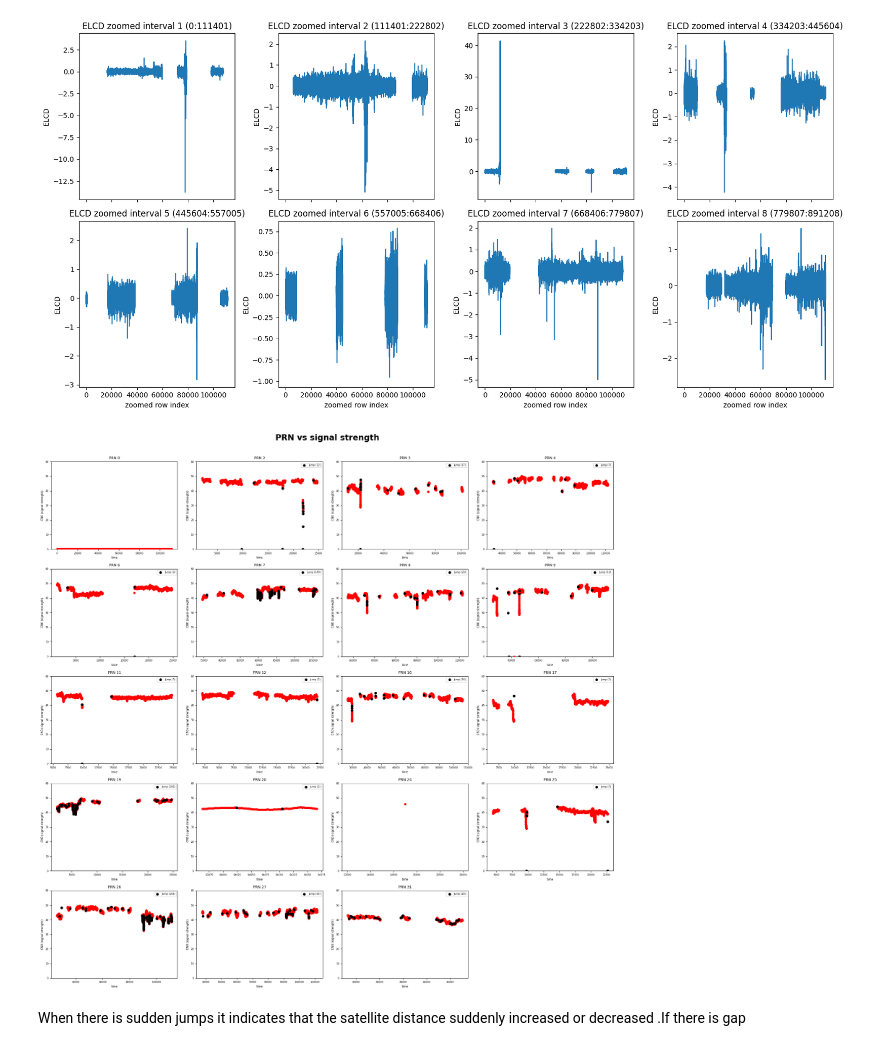
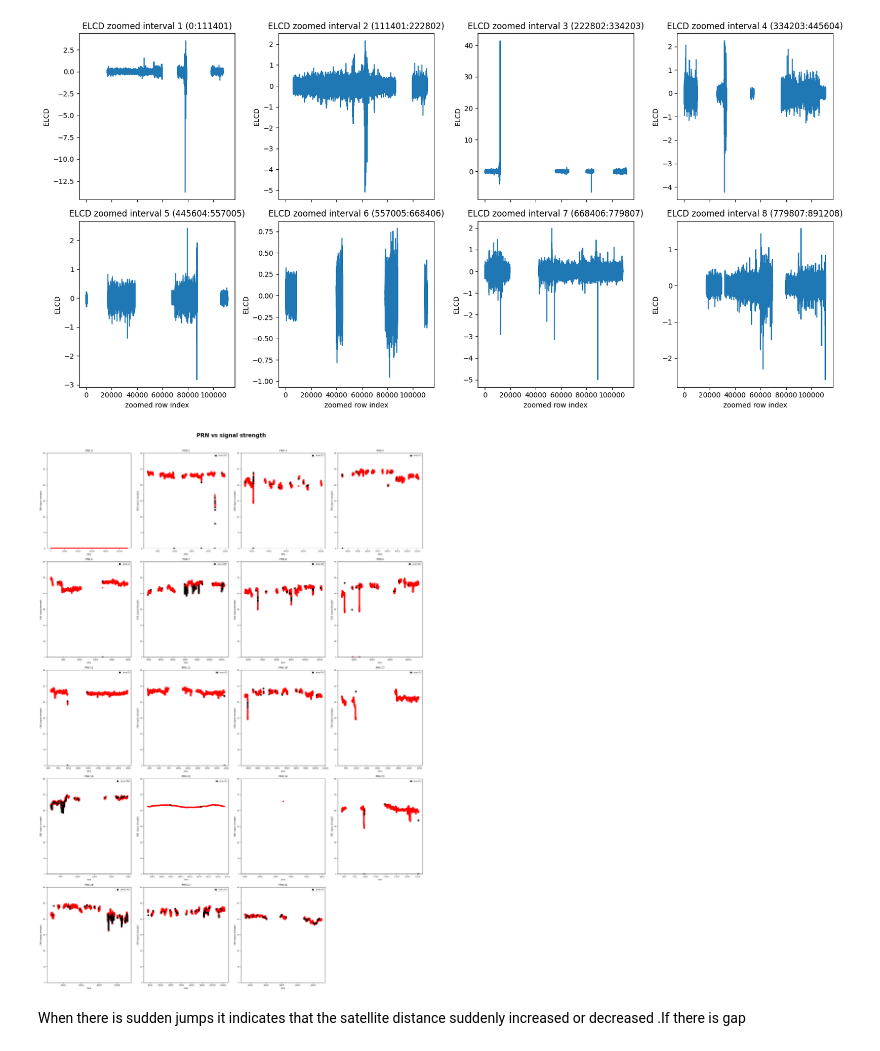
Before and after one commit to QyAkhil/gnss_spoofing_detection_system, a Jupyter notebook: notebooks/eda.ipynb, the cells around one changed output. Cells and saved outputs as stored; diff of their text form; code cells hidden in the pictures.

```diff
--- a/notebooks/eda.ipynb
+++ b/notebooks/eda.ipynb
@@ -120,40 +163,9 @@ plt.tight_layout()
 # %% [output]
 [figure]
 # %%
-# Get unique PRNs
-prns = df['PRN'].unique()
-
-fig, axes = plt.subplots(len(prns)//4 + 1, 4, figsize=(20, len(prns)))
-axes = axes.flatten()
-
-for i, prn in enumerate(sorted(prns)):
-    prn_df = df[df['PRN'] == prn].sort_values('time')
-
-    # 3-sigma jump detection (in a real life situation a jump of 3*std is highly unlikely considering normal distribution )
-    cn0_diff = prn_df['CN0'].diff().abs()
-    threshold = cn0_diff.mean() + 3 * cn0_diff.std()
-    jumps = prn_df[cn0_diff > threshold]
-
-    axes[i].scatter(prn_df['time'], prn_df['CN0'], color='red', s=20, zorder=5)
-    axes[i].scatter(jumps['time'], jumps['CN0'], color='black', s=30, zorder=6, label=f'Jump ({len(jumps)})')
-
-    axes[i].set_title(f'PRN {int(prn)}', fontsize=9)
-    axes[i].set_xlabel('time', fontsize=7)
-    axes[i].set_ylabel('CN0 (signal strength)', fontsize=7)
-    axes[i].set_ylim(0, 60)
-    axes[i].tick_params(labelsize=6)
-    if len(jumps) > 0:
-        axes[i].legend(fontsize=6)
-
-# Hide unused subplots
-for j in range(i+1, len(axes)):
-    axes[j].set_visible(False)
-
-plt.suptitle('PRN vs signal strength', fontsize=20, fontweight='bold', y=1.01)
-plt.tight_layout()
-plt.show()
+plot_prn_vs_time(df, 'CN0', 'PRN vs signal strength', 'CN0 (signal strength)', plot_type='scatter', color='red', s=20, special='jumps', ylim=(0,60))
 # %% [output]
-[figure, old version]
+[figure, new version]
 # %% [markdown]
 When there is sudden jumps it indicates that the satellite distance suddenly increased or decreased .If there is gap
 # %%
```
Also changed, not shown: parts of 5 cells of this notebook, 6 other files.
